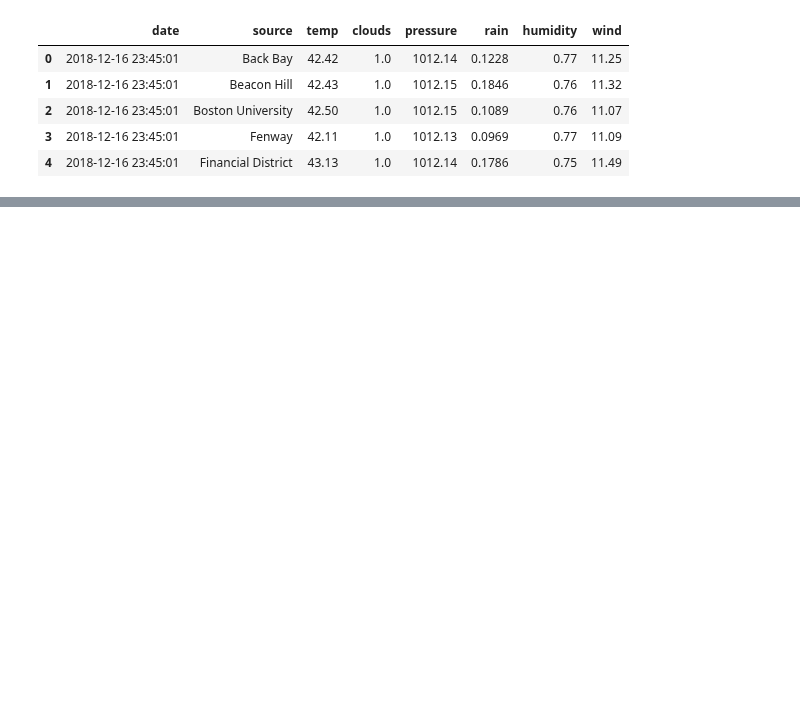
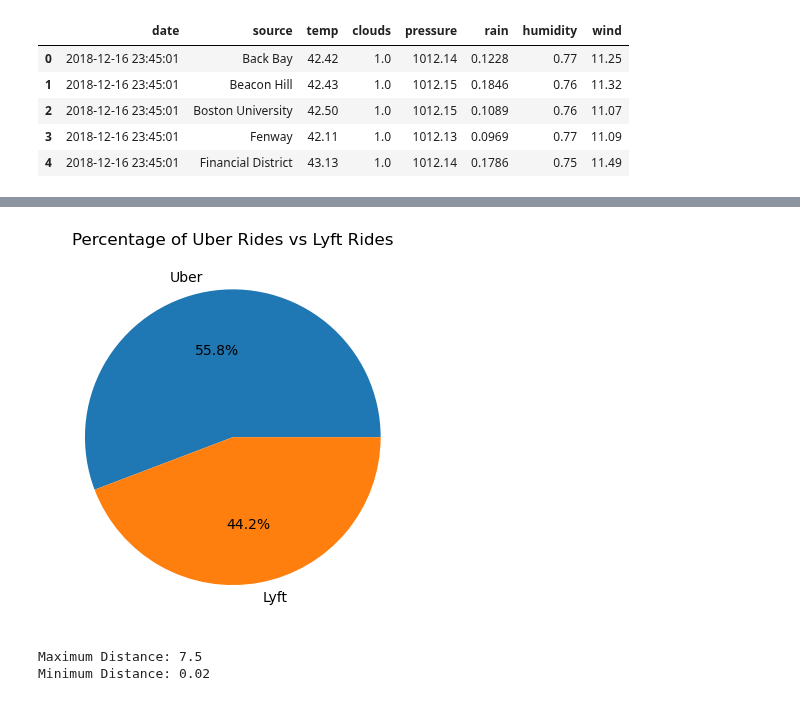
Before and after one commit to marnaji/Project-1, a Jupyter notebook: main.ipynb, the cells around one changed output, grey strips where cells are left out. Saved outputs shown, nothing was run; the diff lists cells and outputs as text; code cells hidden in the pictures; blank space fills up the shorter version.

Commit message:
We added graphs,Chart and changed the variables

```diff
--- a/main.ipynb
+++ b/main.ipynb
@@ -149,3 +160,25 @@ final_df.head()
 # %%
 # Save the dataframe into a csv file to analyze further
 final_df.to_csv("rideshare_vs_weather.csv", index=False)
+# %%
+#Pie chart created to see the percentage of lyft rides to Uber Rides
+ride_counts = final_df["Rideshare_App"].value_counts()
+
+percentages = (ride_counts / ride_counts.sum()) * 100
+
+plt.pie(percentages, labels=percentages.index, autopct='%1.1f%%')
+plt.title('Percentage of Uber Rides vs Lyft Rides')
+plt.show()
+# %% [output]
+[figure, added]
+# %%
+#find the min and max distance of the trips to find the ranges
+
+maximum_distance = final_df["Distance(m)"].max()
+minimum_distance = final_df["Distance(m)"].min()
+
+print("Maximum Distance:", maximum_distance)
+print("Minimum Distance:", minimum_distance)
+# %% [output]
+Maximum Distance: 7.5
+Minimum Distance: 0.02
```
Also changed, not shown: parts of 10 cells of this notebook, 1 other file.
